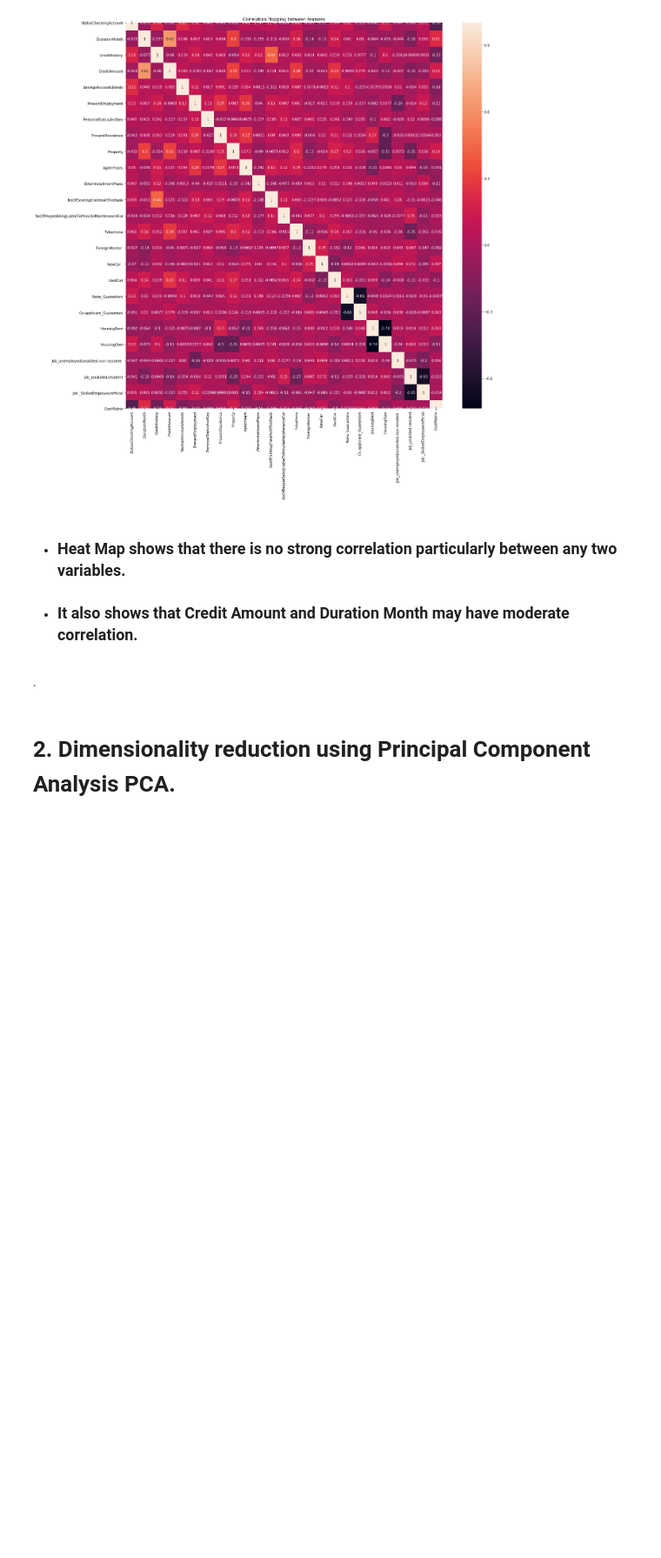
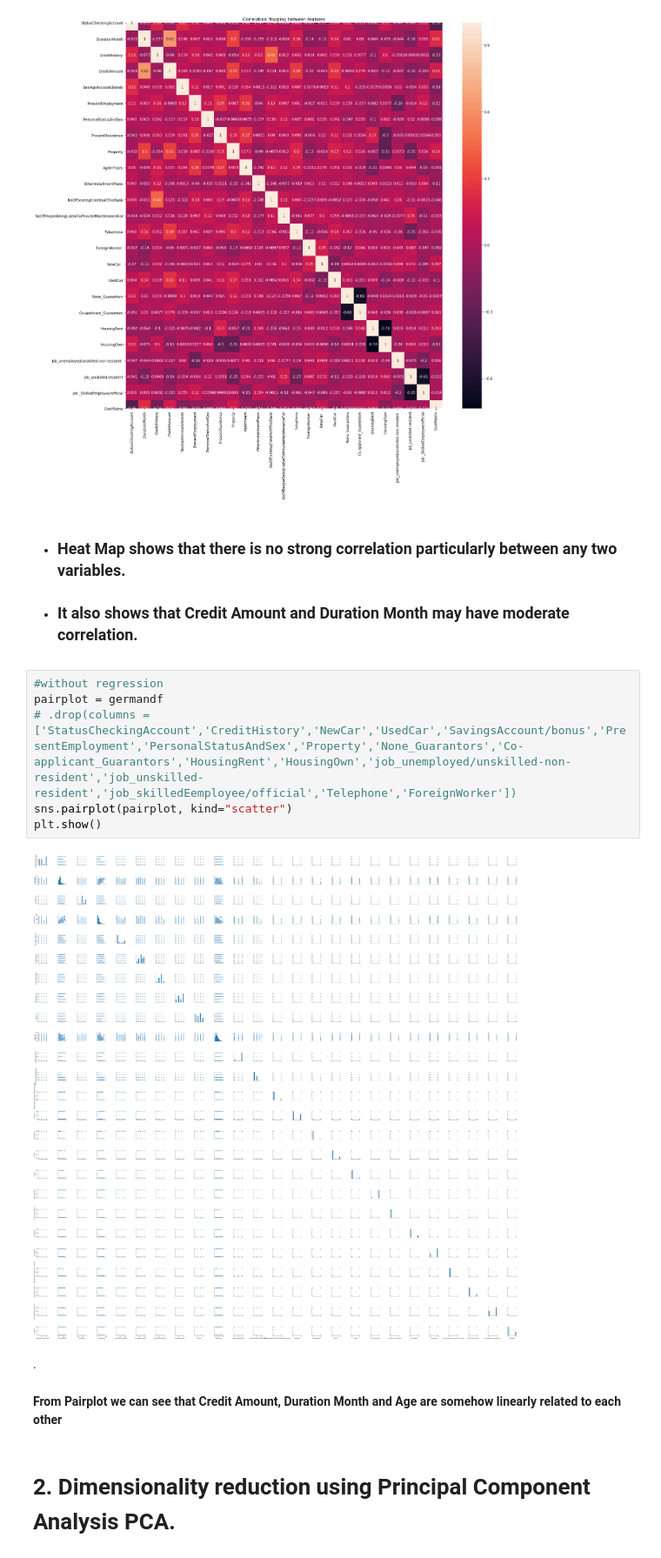
Before and after one commit to anvitha-jain/MLColab, a Jupyter notebook: Midterm.ipynb, the cells around one changed output. Shown at 87% size. Saved outputs shown, nothing was run; the diff lists cells and outputs as text; blank space fills up the shorter version.

```diff
--- a/Midterm.ipynb
+++ b/Midterm.ipynb
@@ -432,7 +434,17 @@ Text(0.5, 1, 'Correlation Mapping between features')
 * ### **Heat Map shows that there is no strong correlation particularly between any two variables.**
 
 * ### **It also shows that Credit Amount and Duration Month may have moderate correlation.**
+# %%
+#without regression
+pairplot = germandf
+# .drop(columns = ['StatusCheckingAccount','CreditHistory','NewCar','UsedCar','SavingsAccount/bonus','PresentEmployment','PersonalStatusAndSex','Property','None_Guarantors','Co-applicant_Guarantors','HousingRent','HousingOwn','job_unemployed/unskilled-non-resident','job_unskilled-resident','job_skilledEemployee/official','Telephone','ForeignWorker'])
+sns.pairplot(pairplot, kind="scatter")
+plt.show()
+# %% [output]
+[figure, added]
 # %% [markdown]
 .
+# %% [markdown]
+**From Pairplot we can see that Credit Amount, Duration Month and Age are somehow linearly related to each other**
 # %% [markdown]
 # **2. Dimensionality reduction using Principal  Component Analysis PCA.**
```
Also changed, not shown: parts of 48 cells of this notebook.
